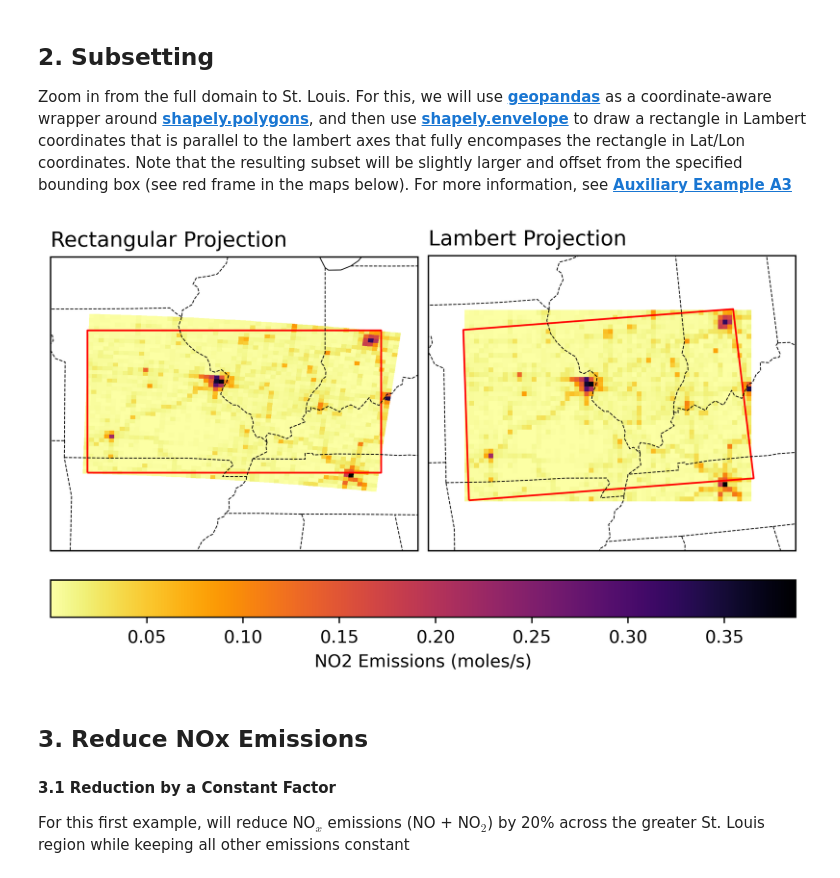
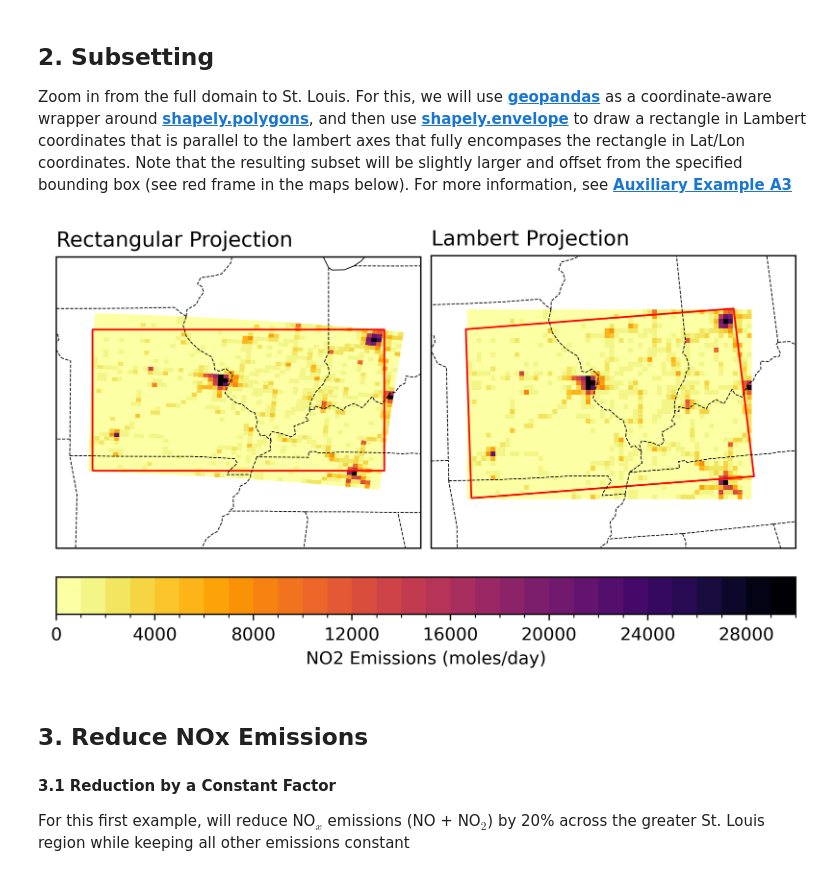
Before and after one commit to needham-michael/cmaq_visualization, a Jupyter notebook: examples/04_cmaq_emission_inputs.ipynb, the cells around one changed output. Saved outputs shown, nothing was run; the diff lists cells and outputs as text; code cells hidden in the pictures.

```diff
--- a/examples/04_cmaq_emission_inputs.ipynb
+++ b/examples/04_cmaq_emission_inputs.ipynb
@@ -89,7 +88,7 @@ yB = rect_lambert_coords[1][2]
 dset_stl = dset.sel(x=slice(xA, xB), y=slice(yA, yB))
 # %%
 varname = "NO2"
-
+smap = discrete_colorbar(vmin=0, vmax=30000, dlev=1000, cmap_name="inferno_r")
 
 states_provinces = cfeature.NaturalEarthFeature(
     category="cultural",
@@ -101,39 +100,41 @@ states_provinces = cfeature.NaturalEarthFeature(
 fig = plt.figure(dpi=400, figsize=(6, 5), layout="constrained")
 
 ax1 = fig.add_subplot(121, projection=ccrs.PlateCarree())
 ax2 = fig.add_subplot(122, projection=proj)
 
 for ax in [ax1, ax2]:
 
     ax.add_feature(cfeature.BORDERS, ec="k", fc="none", lw=0.75)
     ax.add_feature(cfeature.LAKES.with_scale("110m"), ec="k", fc="none", lw=0.5)
     ax.add_feature(states_provinces, ec="k", fc="none", lw=0.5, ls="--")
     ax.coastlines(color="k", lw=0.75)
 
-    cs = ax.pcolormesh(
+    ax.pcolormesh(
         dset_stl.x,
         dset_stl.y,
-        dset_stl[varname].isel(time=0),
+        dset_stl[varname].isel(time=slice(0, 24)).sum(dim="time")
+        * 3600,  # convert from moles/s to mole/day
         transform=proj,
-        cmap="inferno_r",
+        cmap=smap.cmap,
+        norm=smap.norm,
     )
 
     rect_latlon.plot(
         ax=ax, facecolor="none", edgecolor="r", transform=ccrs.PlateCarree()
     )
     # rect_lambert.plot(ax=ax,facecolor='none',edgecolor='r',transform=proj)
 
 
 ax1.set_extent([-95, -85, 34, 42], crs=ccrs.PlateCarree())
 ax2.set_extent([-95, -85, 35, 41.125], crs=ccrs.PlateCarree())
 
 ax1.set_title("Rectangular Projection", loc="left")
 ax2.set_title("Lambert Projection", loc="left")
 
-cbar = fig.colorbar(cs, ax=[ax1, ax2], location="bottom")
-cbar.set_label(f"{varname} Emissions ({dset_stl[varname].units.strip()})")
+cbar = fig.colorbar(smap, ax=[ax1, ax2], location="bottom")
+cbar.set_label(f"{varname} Emissions (moles/day)")
 # %% [output]
-[figure, old version]
+[figure, new version]
 # %% [markdown]
 ## 3. Reduce NOx Emissions
 
```
Also changed, not shown: parts of 10 cells of this notebook.
